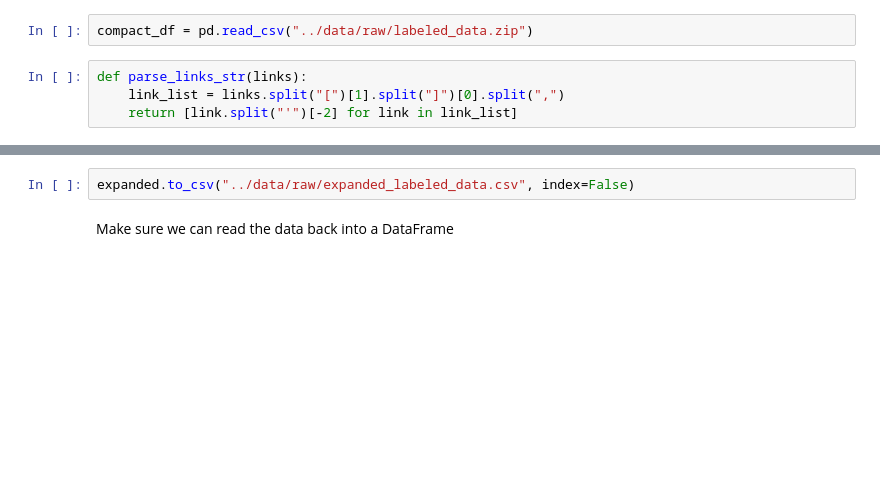
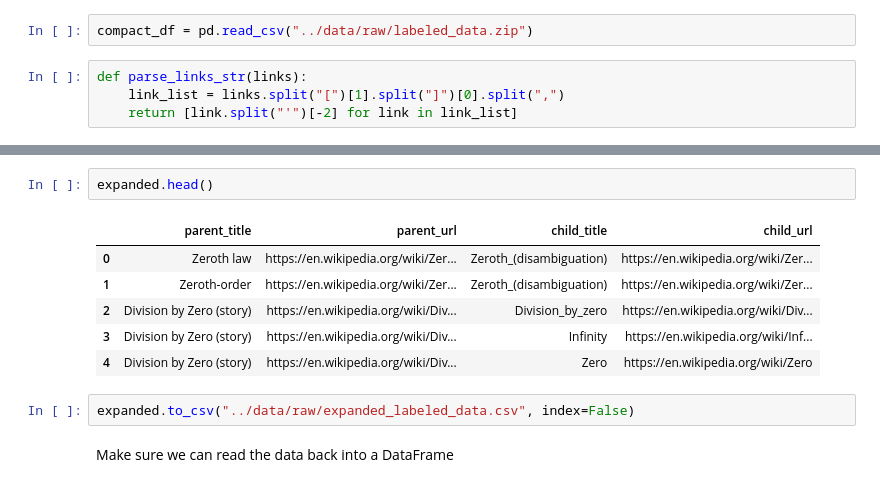
Before and after one commit to QED0711/wiki_learn, a Jupyter notebook: data-processing/labeled_data_expander.ipynb, the cells around one changed output, grey strips where cells are left out. Drawn from its saved outputs; the diff is of its cells as text; blank space fills up the shorter version.

```diff
--- a/data-processing/labeled_data_expander.ipynb
+++ b/data-processing/labeled_data_expander.ipynb
@@ -42,3 +44,12 @@ expanded = pd.DataFrame(expanded, columns=["parent_title", "parent_url", "child_
+# %%
+expanded.head()
+# %% [output]
+|  | parent_title | parent_url | child_title | child_url |
+| 0 | Zeroth law | https://en.wikipedia.org/wiki/Zer... | Zeroth_(disambiguation) | https://en.wikipedia.org/wiki/Zer... |
+| 1 | Zeroth-order | https://en.wikipedia.org/wiki/Zer... | Zeroth_(disambiguation) | https://en.wikipedia.org/wiki/Zer... |
+| 2 | Division by Zero (story) | https://en.wikipedia.org/wiki/Div... | Division_by_zero | https://en.wikipedia.org/wiki/Div... |
+| 3 | Division by Zero (story) | https://en.wikipedia.org/wiki/Div... | Infinity | https://en.wikipedia.org/wiki/Inf... |
+| 4 | Division by Zero (story) | https://en.wikipedia.org/wiki/Div... | Zero | https://en.wikipedia.org/wiki/Zero |
 # %%
 expanded.to_csv("../data/raw/expanded_labeled_data.csv", index=False)
 # %% [markdown]
```
Also changed, not shown: parts of 1 cell of this notebook.
